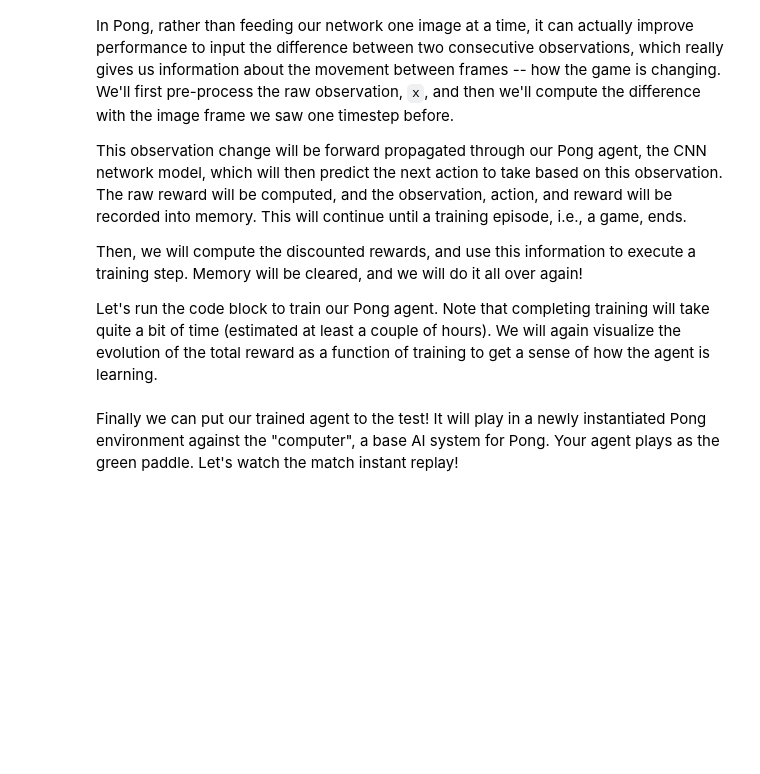
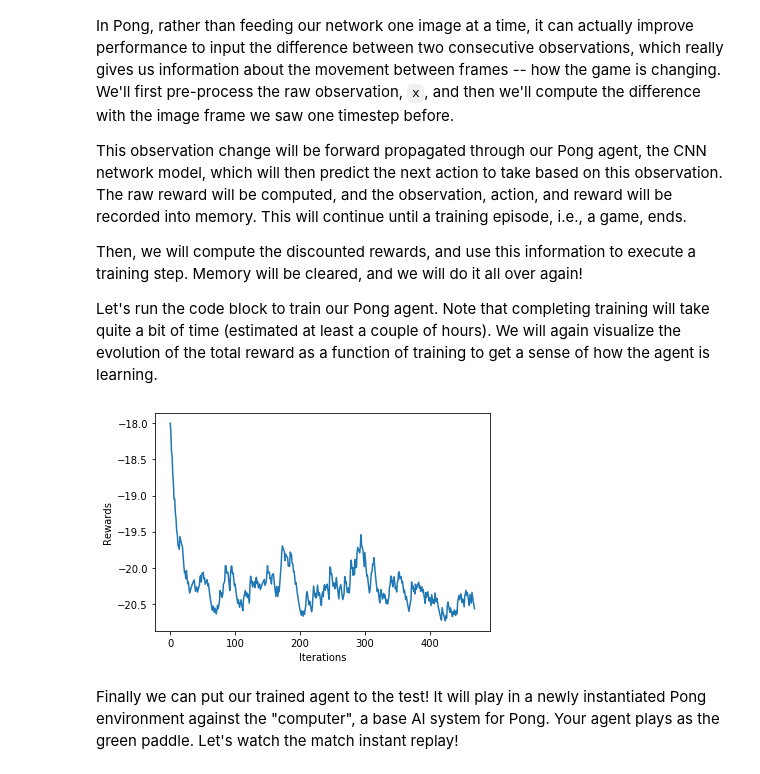
Before and after one commit to cleysonl/introtodeeplearning, a Jupyter notebook: lab3/RL.ipynb, the cells around one changed output. Drawn from its saved outputs; the diff is of its cells as text; code cells hidden in the pictures; blank space fills up the shorter version.

```diff
--- a/lab3/RL.ipynb
+++ b/lab3/RL.ipynb
@@ -398,10 +402,10 @@ def create_pong_model():
     Conv2D(filters=16, kernel_size=7, strides=4),
 
     # TODO: define convolutional layers with 32 5x5 filters and 2x2 stride
-    Conv2D('''TODO'''),
+    Conv2D(filters=32, kernel_size=5, strides=2),
 
     # TODO: define convolutional layers with 48 3x3 filters and 2x2 stride
-    Conv2D('''TODO'''),
+    Conv2D(filters=48, kernel_size=3, strides=2),
 
     Flatten(),
 
@@ -409,7 +413,7 @@ def create_pong_model():
     Dense(units=64, activation='relu'),
     # TODO: define the output dimension of the last Dense layer.
     # Pay attention to the space the agent needs to act in
-    Dense('''TODO''')
+    Dense(units=n_actions, activation=None)
 
   ])
   return model
@@ -499,36 +505,38 @@ for i_episode in range(MAX_ITERS):
       # Pre-process image
       current_frame = mdl.lab3.preprocess_pong(observation)
 
       '''TODO: determine the observation change
       Hint: this is the difference between the past two frames'''
-      obs_change = # TODO
+      obs_change = current_frame - previous_frame # TODO
 
       '''TODO: choose an action for the pong model, using the frame difference, and evaluate'''
-      action = # TODO
+      action = choose_action(pong_model, obs_change) # TODO
       # Take the chosen action
       next_observation, reward, done, info = env.step(action)
 
       '''TODO: save the observed frame difference, the action that was taken, and the resulting reward!'''
-      memory.add_to_memory('''TODO''', '''TODO''', '''TODO''')
+      memory.add_to_memory(obs_change, action, reward)
 
       # is the episode over? did you crash or do so well that you're done?
       if done:
           # determine total reward and keep a record of this
           total_reward = sum(memory.rewards)
           smoothed_reward.append( total_reward )
 
           # begin training
           train_step(pong_model,
                      optimizer,
                      observations = np.stack(memory.observations, 0),
                      actions = np.array(memory.actions),
                      discounted_rewards = discount_rewards(memory.rewards))
 
           memory.clear()
           break
 
       observation = next_observation
       previous_frame = current_frame
+# %% [output]
+[figure, added]
 # %% [markdown]
 Finally we can put our trained agent to the test! It will play in a newly instantiated Pong environment against the "computer", a base AI system for Pong. Your agent plays as the green paddle. Let's watch the match instant replay!
 # %%
```
Also changed, not shown: parts of 3 cells of this notebook.
